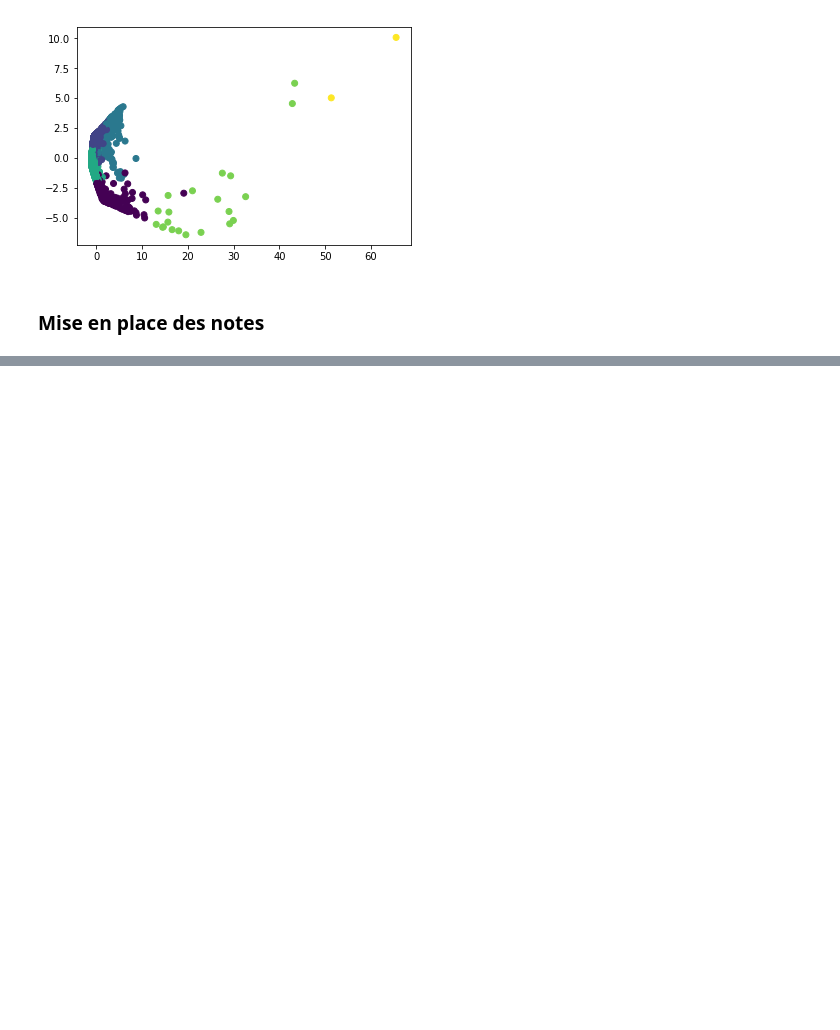
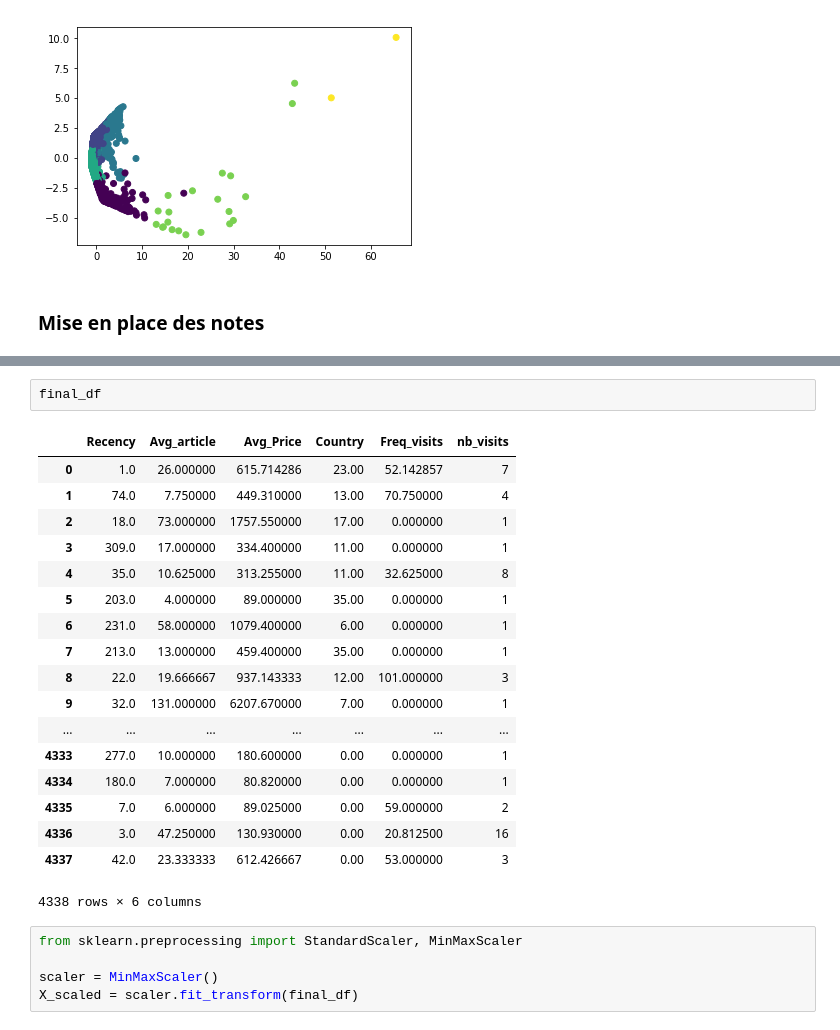
Before and after one commit to Coni63/OC_DS, a Jupyter notebook: P5/Segmentation Client.ipynb, the cells around one changed output, grey strips where cells are left out. Cells and saved outputs as stored; diff of their text form; blank space fills up the shorter version.

```diff
--- a/P5/Segmentation Client.ipynb
+++ b/P5/Segmentation Client.ipynb
@@ -634,0 +711,26 @@ plt.show()
+# %%
+final_df
+# %% [output]
+|  | Recency | Avg_article | Avg_Price | Country | Freq_visits | nb_visits |
+| 0 | 1.0 | 26.000000 | 615.714286 | 23.00 | 52.142857 | 7 |
+| 1 | 74.0 | 7.750000 | 449.310000 | 13.00 | 70.750000 | 4 |
+| 2 | 18.0 | 73.000000 | 1757.550000 | 17.00 | 0.000000 | 1 |
+| 3 | 309.0 | 17.000000 | 334.400000 | 11.00 | 0.000000 | 1 |
+| 4 | 35.0 | 10.625000 | 313.255000 | 11.00 | 32.625000 | 8 |
+| 5 | 203.0 | 4.000000 | 89.000000 | 35.00 | 0.000000 | 1 |
+| 6 | 231.0 | 58.000000 | 1079.400000 | 6.00 | 0.000000 | 1 |
+| 7 | 213.0 | 13.000000 | 459.400000 | 35.00 | 0.000000 | 1 |
+| 8 | 22.0 | 19.666667 | 937.143333 | 12.00 | 101.000000 | 3 |
+| 9 | 32.0 | 131.000000 | 6207.670000 | 7.00 | 0.000000 | 1 |
+| ... | ... | ... | ... | ... | ... | ... |
+| 4333 | 277.0 | 10.000000 | 180.600000 | 0.00 | 0.000000 | 1 |
+| 4334 | 180.0 | 7.000000 | 80.820000 | 0.00 | 0.000000 | 1 |
+| 4335 | 7.0 | 6.000000 | 89.025000 | 0.00 | 59.000000 | 2 |
+| 4336 | 3.0 | 47.250000 | 130.930000 | 0.00 | 20.812500 | 16 |
+| 4337 | 42.0 | 23.333333 | 612.426667 | 0.00 | 53.000000 | 3 |
+4338 rows × 6 columns
+# %%
+from sklearn.preprocessing import StandardScaler, MinMaxScaler
+
+scaler = MinMaxScaler()
+X_scaled = scaler.fit_transform(final_df)
```
Also changed, not shown: parts of 45 cells of this notebook.
